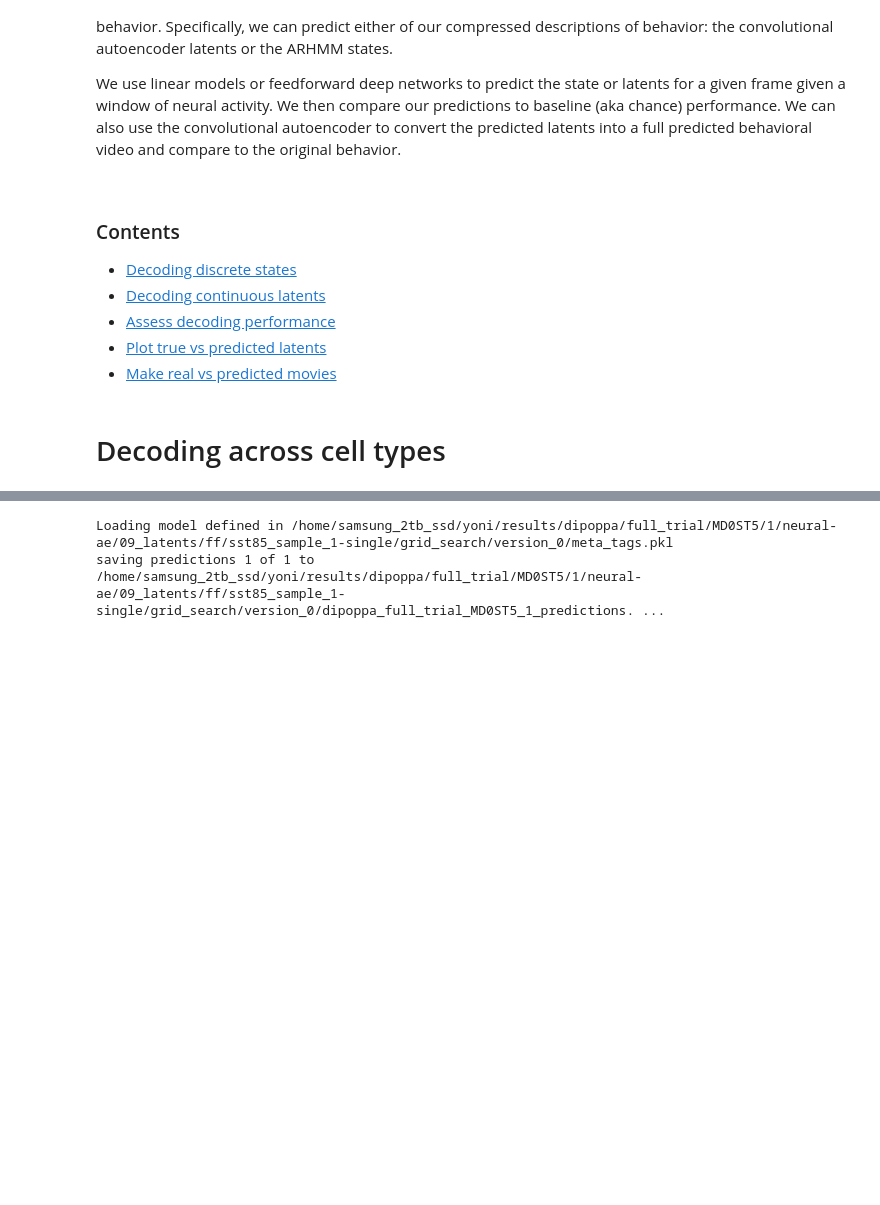
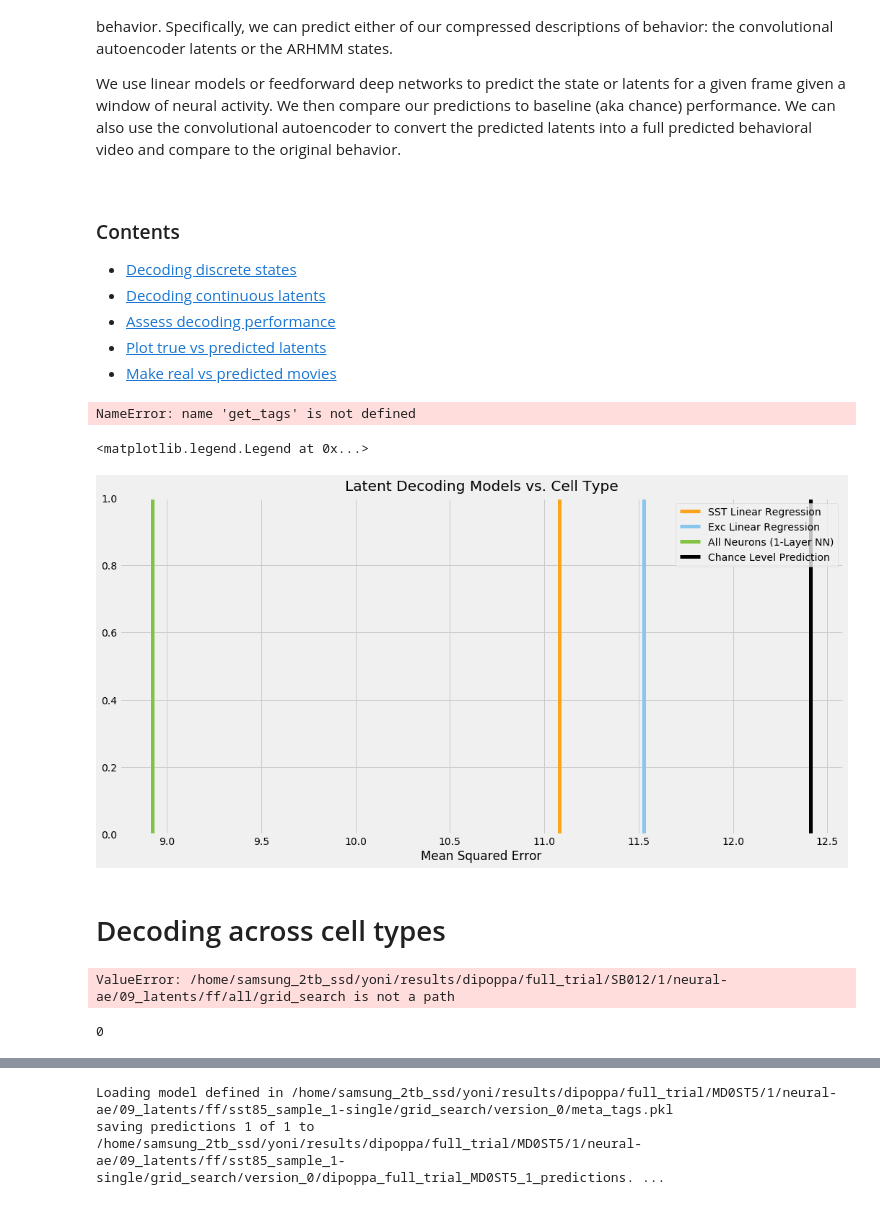
Before and after one commit to yifr/V1-behavior-neurons, a Jupyter notebook: notebooks/decoding_analysis.ipynb, the cells around one changed output, grey strips where cells are left out. Cells and saved outputs as stored; diff of their text form; code cells hidden in the pictures; blank space fills up the shorter version.

```diff
--- a/notebooks/decoding_analysis.ipynb
+++ b/notebooks/decoding_analysis.ipynb
@@ -43,11 +43,14 @@ save_outputs = True  # true to save figures/movies to user's figure directory
 format = 'png'  # figure format ('png' | 'jpeg' | 'pdf'); movies saved as mp4
 
 from sklearn.metrics import r2_score
+# %%
+SESS_ID = 'session_2'
+SESS_NUM = 2
 # %%
 from behavenet.fitting.utils import get_subdirs
 import os
 
-def latent_results(expt_name=None, sess_id="", version='best'):
+def latent_results(expt_name=None, sess_id=SESS_ID, version='best'):
     # set model info
     sess_idx = 0
     hparams = {
@@ -102,4 +105,10 @@ def latent_results(expt_name=None, sess_id="", version='best'):
     decoding_ae_performance = np.mean((all_test_latents-all_test_latent_predictions)**2)
     r2 = r2_score(all_test_latents, all_test_latent_predictions)
 
-    return (chance_ae_performance, decoding_ae_performance, r2)
+    return chance_ae_performance, decoding_ae_performance, r2
+# %%
+plt.style.use('fivethirtyeight')
+# %%
+df = get_tags('exc85_sample_0', version=0)
+# %% [output]
+NameError: name 'get_tags' is not defined
@@ -106,3 +117,29 @@ def latent_results(expt_name=None, sess_id="", version='best'):
+# %%
+#chance, inh_all = latent_results('inh_all')
+_, sst_reg = latent_results('sst85_sample_0', version=0)
+
+
+_, exc_reg = latent_results('exc85_sample_0', version=0)
+
+
+chance, all_ = latent_results()
+
+#plt.axvline(inh_all, color='b', linewidth=2, label='inh all')
+plt.axvline(sst_reg, color='#FAA31B', linewidth=5, label='SST Linear Regression')
+
+plt.axvline(exc_reg, color='#88C6ED', linewidth=5, label='Exc Linear Regression')
+
+
+plt.axvline(all_, color='#82C341', linewidth=5, label='All Neurons (1-Layer NN)')
+plt.axvline(chance, color='black', linewidth=5, label='Chance Level Prediction')
+
+plt.xlabel('Mean Squared Error')
+
+plt.title('Latent Decoding Models vs. Cell Type', pad=10)
+plt.legend()
+# %% [output]
+<matplotlib.legend.Legend at 0x...>
+[figure, added]
 # %% [markdown]
 # Decoding across cell types
 # %%
@@ -123,0 +197,8 @@ for size in sample_sizes:
+# %%
+df1 = get_tags('all', sess_id='SB012_1')
+# %% [output]
+ValueError: /home/samsung_2tb_ssd/yoni/results/dipoppa/full_trial/SB012/1/neural-ae/09_latents/ff/all/grid_search is not a path
+# %%
+df2 = get_tags('sst85_sample_0')
+# %% [output]
+0
```
Also changed, not shown: parts of 30 cells of this notebook, 13 other files.
